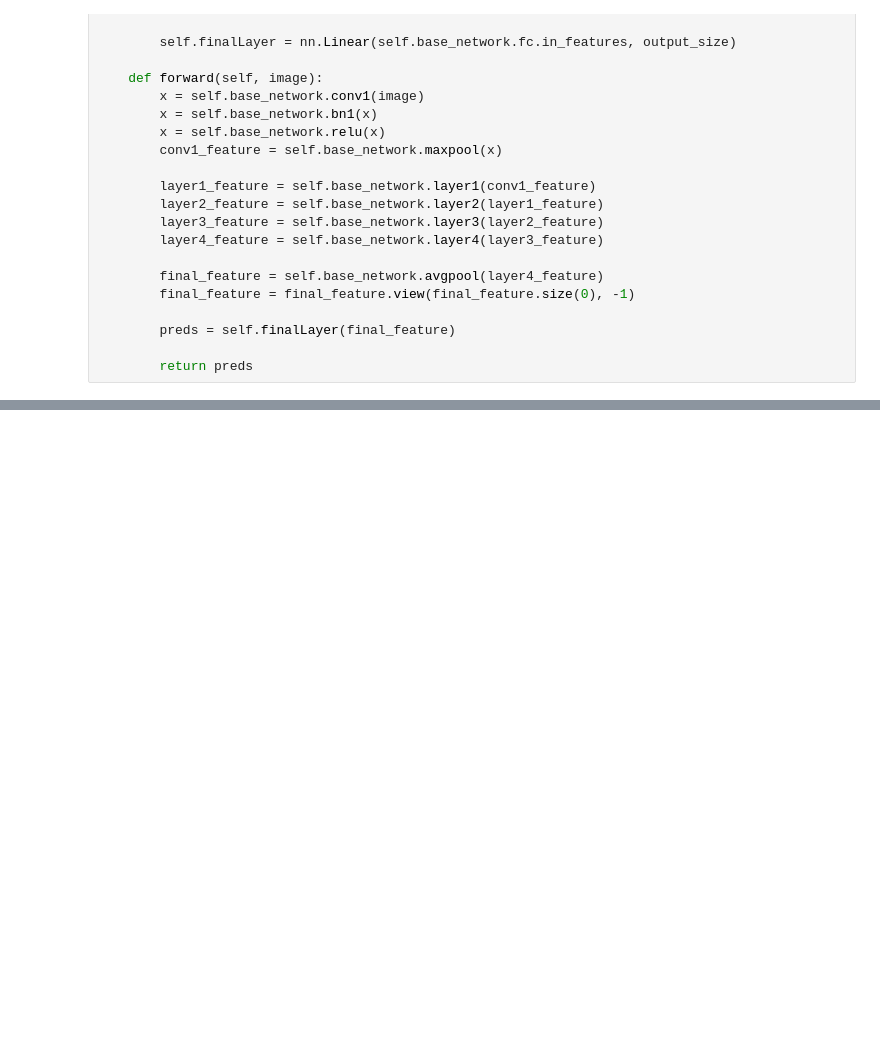
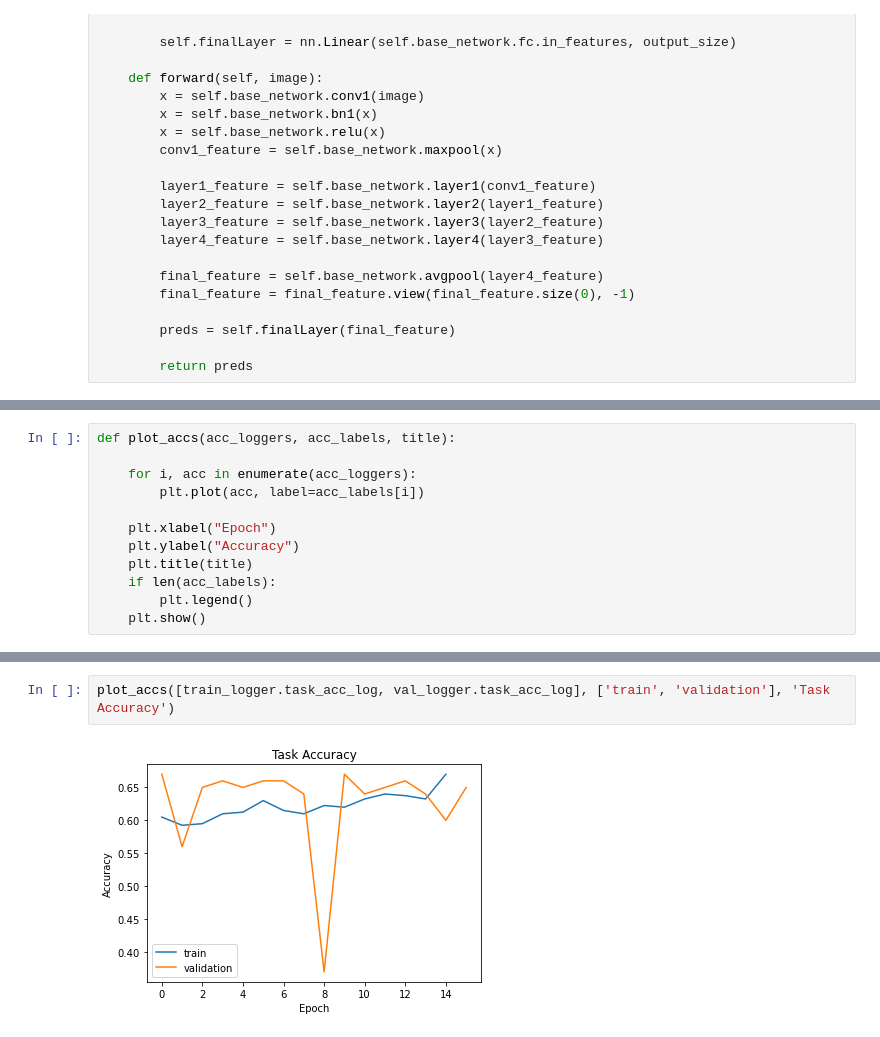
Before and after one commit to Jason-Toskov/Addressing-the-Gender-Bias-in-Medical-Diagnosis-Models-ECE4179, a Jupyter notebook: Train_task_classifier.ipynb, the cells around one changed output, grey strips where cells are left out. Drawn from its saved outputs; the diff is of its cells as text; blank space fills up the shorter version.

```diff
--- a/Train_task_classifier.ipynb
+++ b/Train_task_classifier.ipynb
@@ -210,0 +316,12 @@ plt.show()
+# %%
+def plot_accs(acc_loggers, acc_labels, title):
+
+    for i, acc in enumerate(acc_loggers):
+        plt.plot(acc, label=acc_labels[i])
+
+    plt.xlabel("Epoch")
+    plt.ylabel("Accuracy")
+    plt.title(title)
+    if len(acc_labels):
+        plt.legend()
+    plt.show()
@@ -210,0 +334,4 @@ plt.show()
+# %%
+plot_accs([train_logger.task_acc_log, val_logger.task_acc_log], ['train', 'validation'], 'Task Accuracy')
+# %% [output]
+[figure, added]
```
Also changed, not shown: parts of 15 cells of this notebook, 2 other files.
